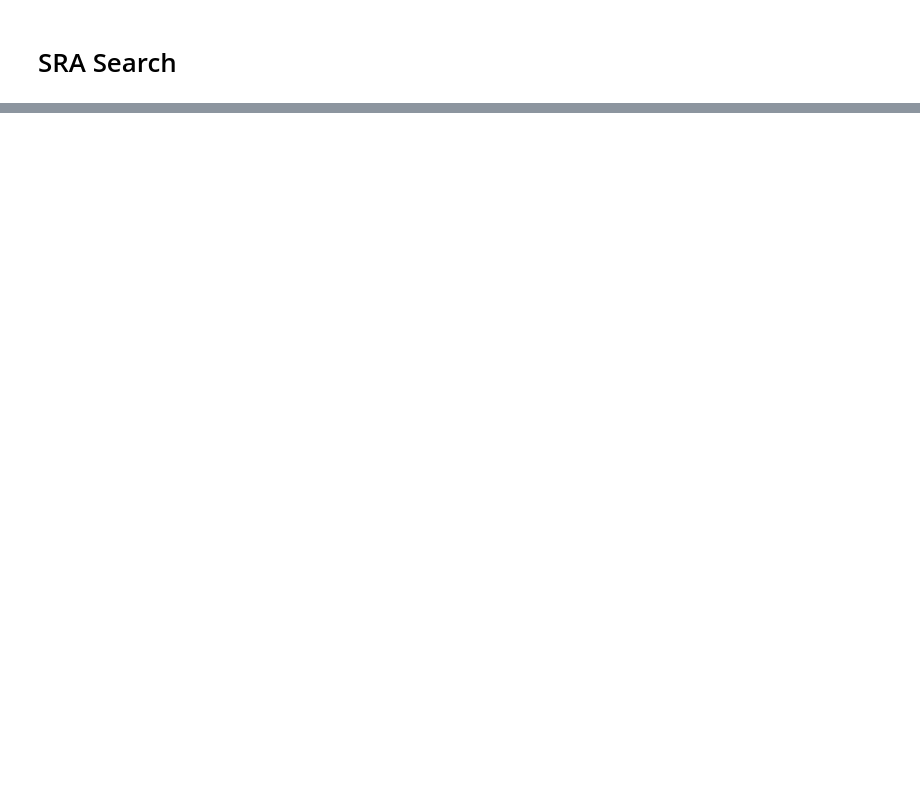
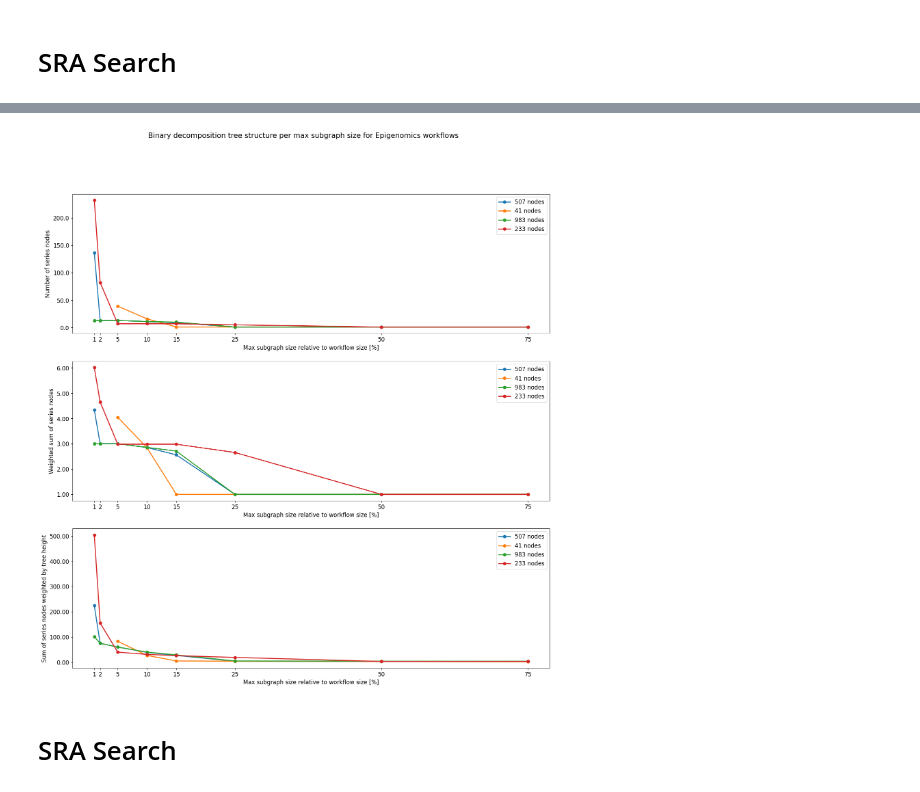
Before and after one commit to mkroczek/QHyper, a Jupyter notebook: demo/experiments/MSS_influence.ipynb, the cells around one changed output, grey strips where cells are left out. Drawn from its saved outputs; the diff is of its cells as text; code cells hidden in the pictures; blank space fills up the shorter version.

```diff
--- a/demo/experiments/MSS_influence.ipynb
+++ b/demo/experiments/MSS_influence.ipynb
@@ -418,0 +359,6 @@ int(1.7)
+# %%
+plot_tree_analysis_for_family("Epigenomics", epigenomics_tree_results, divisions, False)
+# %% [output]
+[figure, added]
+# %% [markdown]
+# SRA Search
```
Also changed, not shown: parts of 28 cells of this notebook, 20 other files.
